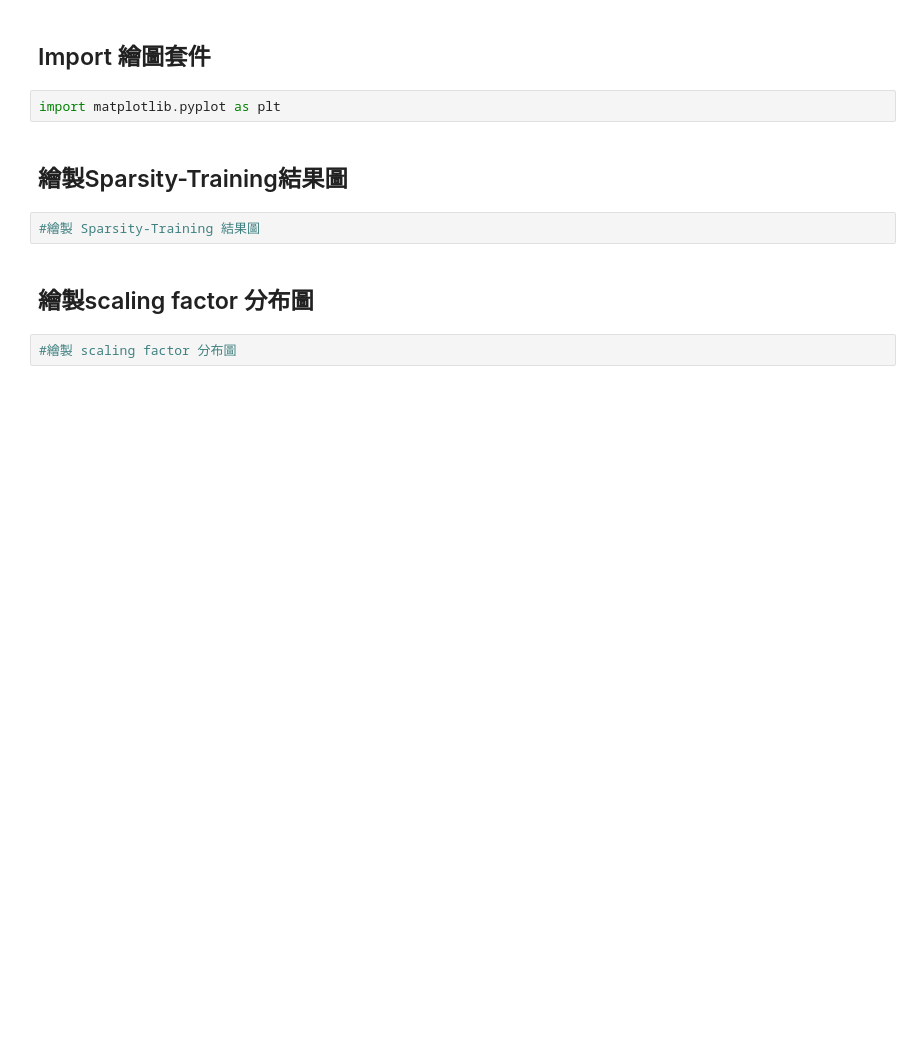
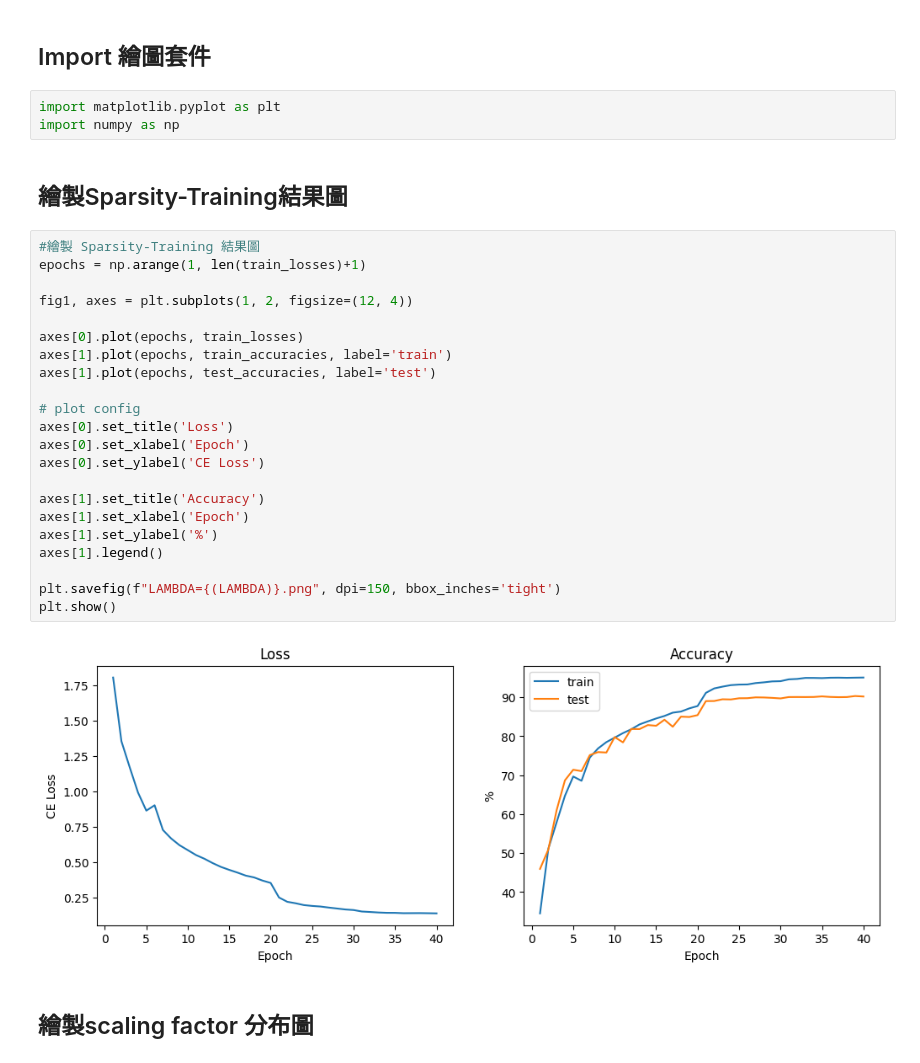
Before and after one commit to thisiselijah/EAI, a Jupyter notebook: lab-2/sparsity_train.ipynb, the cells around one changed output. Saved outputs shown, nothing was run; the diff lists cells and outputs as text; blank space fills up the shorter version.

Commit message:
fully implement the sparsity_train.ipynb

```diff
--- a/lab-2/sparsity_train.ipynb
+++ b/lab-2/sparsity_train.ipynb
@@ -232,11 +290,32 @@ for epoch in range(START_EPOCH, EPOCHS):
 ## Import 繪圖套件
 # %%
 import matplotlib.pyplot as plt
+import numpy as np
 # %% [markdown]
 ## 繪製Sparsity-Training結果圖
-# %%
-#繪製 Sparsity-Training 結果圖
+# %%
+#繪製 Sparsity-Training 結果圖
+epochs = np.arange(1, len(train_losses)+1)
+
+fig1, axes = plt.subplots(1, 2, figsize=(12, 4))
+
+axes[0].plot(epochs, train_losses)
+axes[1].plot(epochs, train_accuracies, label='train')
+axes[1].plot(epochs, test_accuracies, label='test')
+
+# plot config
+axes[0].set_title('Loss')
+axes[0].set_xlabel('Epoch')
+axes[0].set_ylabel('CE Loss')
+
+axes[1].set_title('Accuracy')
+axes[1].set_xlabel('Epoch')
+axes[1].set_ylabel('%')
+axes[1].legend()
+
+plt.savefig(f"LAMBDA={(LAMBDA)}.png", dpi=150, bbox_inches='tight')
+plt.show()
+# %% [output]
+[figure, added]
 # %% [markdown]
 ## 繪製scaling factor 分布圖
-# %%
-#繪製 scaling factor 分布圖
```
Also changed, not shown: parts of 7 cells of this notebook.
